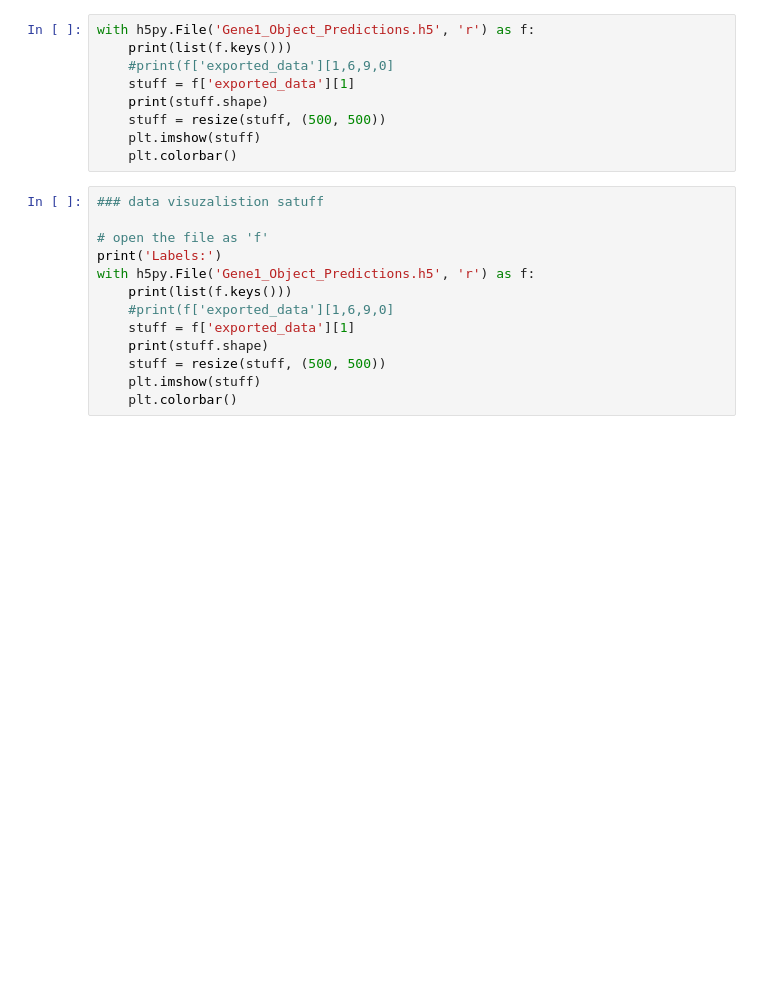
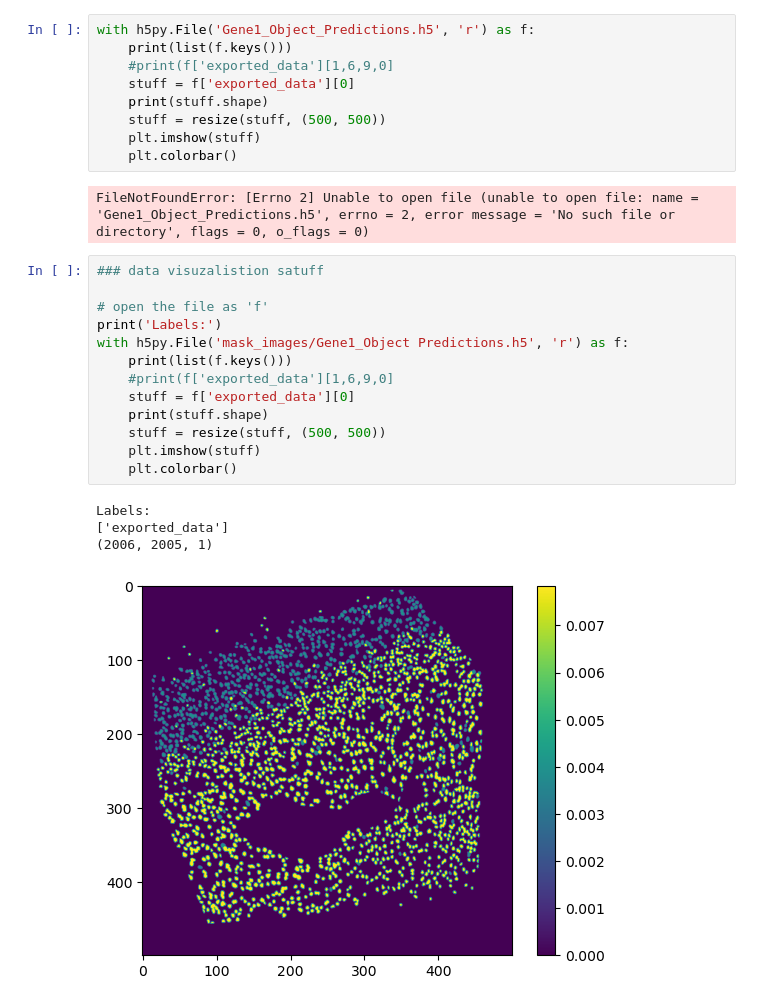
Before and after one commit to IreneZhou1010/dl523_project, a Jupyter notebook: data_manip.ipynb, the cells around one changed output. Drawn from its saved outputs; the diff is of its cells as text; blank space fills up the shorter version.

```diff
--- a/data_manip.ipynb
+++ b/data_manip.ipynb
@@ -40,22 +104,29 @@ np.save('mask_images',y_data)
 with h5py.File('Gene1_Object_Predictions.h5', 'r') as f:
     print(list(f.keys()))
     #print(f['exported_data'][1,6,9,0]
-    stuff = f['exported_data'][1]
+    stuff = f['exported_data'][0]
     print(stuff.shape)
     stuff = resize(stuff, (500, 500))
     plt.imshow(stuff)
     plt.colorbar()
+# %% [output]
+FileNotFoundError: [Errno 2] Unable to open file (unable to open file: name = 'Gene1_Object_Predictions.h5', errno = 2, error message = 'No such file or directory', flags = 0, o_flags = 0)
 # %%
 ### data visuzalistion satuff
 
 # open the file as 'f'
 print('Labels:')
-with h5py.File('Gene1_Object_Predictions.h5', 'r') as f:
+with h5py.File('mask_images/Gene1_Object Predictions.h5', 'r') as f:
     print(list(f.keys()))
     #print(f['exported_data'][1,6,9,0]
-    stuff = f['exported_data'][1]
+    stuff = f['exported_data'][0]
     print(stuff.shape)
     stuff = resize(stuff, (500, 500))
     plt.imshow(stuff)
     plt.colorbar()
+# %% [output]
+Labels:
+['exported_data']
+(2006, 2005, 1)
+[figure, added]
 # %%
```
Also changed, not shown: parts of 15 cells of this notebook, 4 other files.
